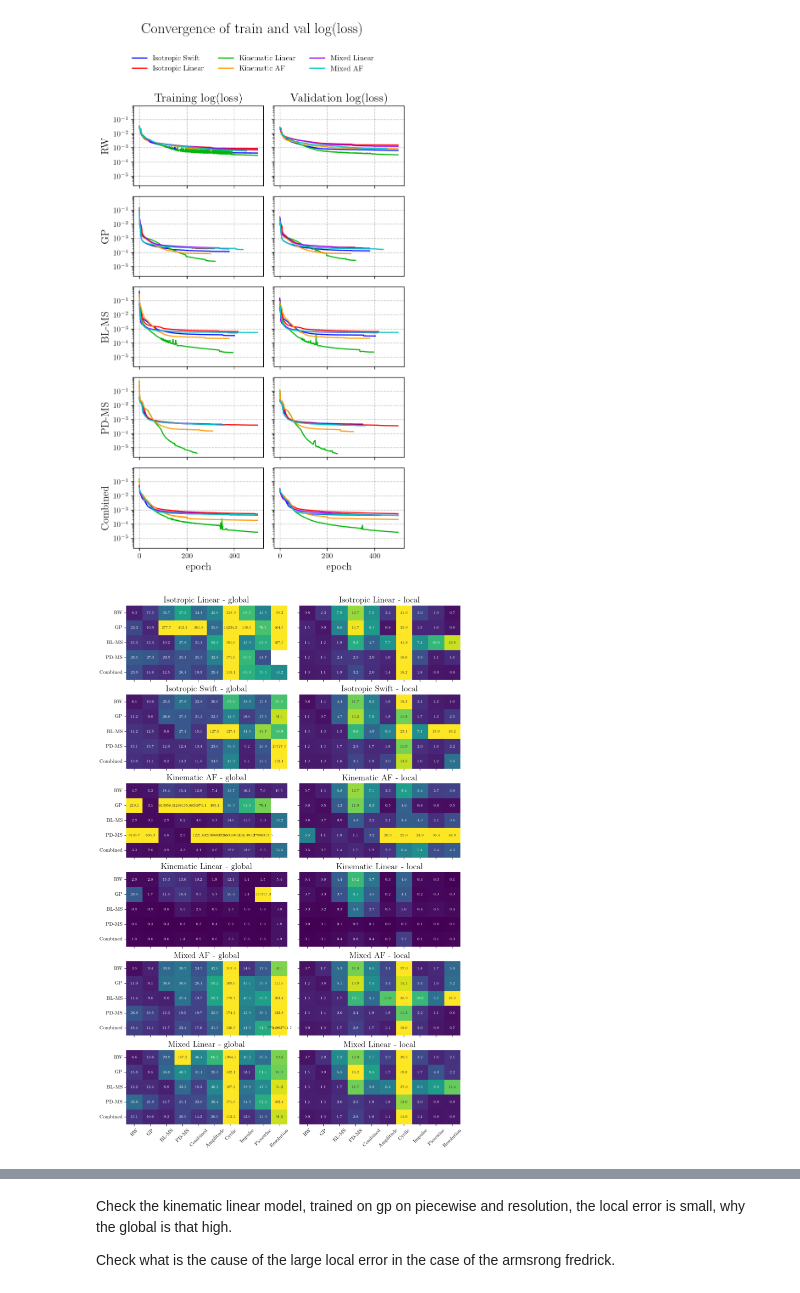
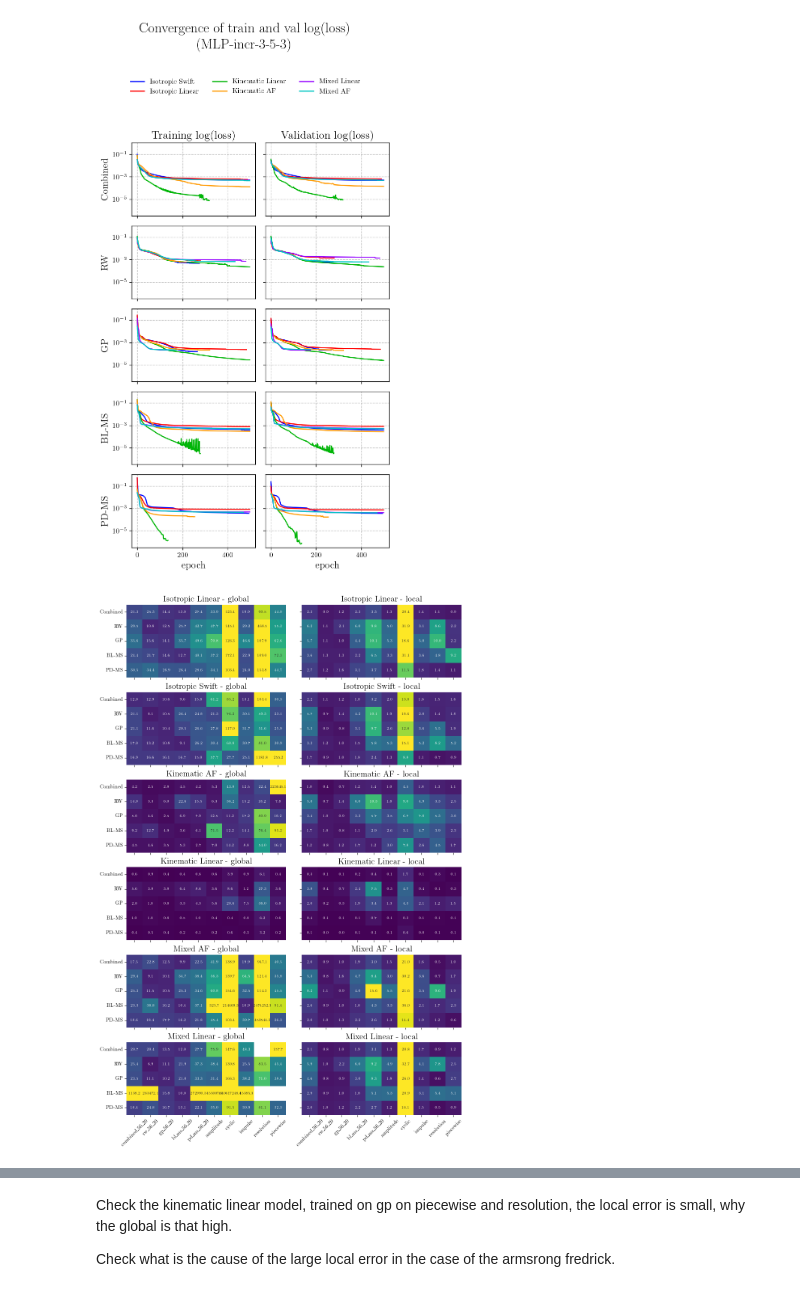
Before and after one commit to zsoca000/EP-neural-nets, a Jupyter notebook: notebooks/task2-comparision.ipynb, the cells around one changed output, grey strips where cells are left out. Drawn from its saved outputs; the diff is of its cells as text; code cells hidden in the pictures.

```diff
--- a/notebooks/task2-comparision.ipynb
+++ b/notebooks/task2-comparision.ipynb
@@ -2,6 +2,7 @@
 import sys
 import yaml
 import json
+import numpy as np
 import pandas as pd
 import seaborn as sns
 from pathlib import Path
@@ -14,8 +15,23 @@ plt.rcParams.update({"text.usetex": True, "font.family": "Computer Modern"})
 from configs.materials import materials
 from train import Trainer
 
+figure_path = Path('/mnt/c/users/rdsup/desktop/1st-paper/figures')
+
 with open(root / "configs" / "generators.yaml", "r") as f:
     config = yaml.safe_load(f)
+
+with open(root  / "data" / "data_sets.yaml" , "r") as f:
+    datasets = yaml.safe_load(f)
+
+train_inp_names = datasets["train"]
+eval_rand_inp_names = datasets["eval"]["rand"]
+eval_crit_inp_names = datasets["eval"]["crit"]
+mat_names = materials.keys()
+
+network_name, mode, k,p,q ='MLP','incr', 3,5,3 # 8,5,3
+
+model_name_seek = f"{network_name}-{mode}-{k}-{p}-{q}*"
+
 
 def readable(name):
     if isinstance(name, list):
@@ -31,21 +47,3 @@ def readable_str(name):
                     return config[input_type][inp_name]['name']
                 else:
                     return inp_name.capitalize()
-# %%
-mat_names = materials.keys()
-
-train_inp_names = [
-    'rw_42_200',
-    'gp_42_200',
-    'bl_ms_42_200',
-    'pd_ms_42_200',
-    'combined_42_200',
-]
-
-eval_inp_names = [
-    'amplitude',
-    'cyclic',
-    'impulse',
-    'piecewise',
-    'resolution'
-]
@@ -67,7 +71,7 @@ for i, train_inp_name in enumerate(train_inp_names):
 
     for mat_name in mat_names:
 
-        for model_dir in Path('..','metrics',mat_name,train_inp_name).glob("MLP-incr-8-5-3*"):
+        for model_dir in Path('..','metrics',mat_name,train_inp_name).glob(model_name_seek):
 
             if model_dir.exists():
                 trainer = Trainer(
@@ -78,36 +82,36 @@ for i, train_inp_name in enumerate(train_inp_names):
                 trainer.load(model_dir/'model.pth')
                 ax[i][0].semilogy(
                     trainer.train_losses,
                     label=materials[mat_name]['label'],
                     color=materials[mat_name]['color'],
                     lw=1.5
                 )
                 ax[i][1].semilogy(
                     trainer.val_losses,
                     label=materials[mat_name]['label'],
                     color=materials[mat_name]['color'],
                     lw=1.5
                 )
 
 
     ax[i][0].set_ylabel(readable(train_inp_name),fontsize=14)
     ax[i][0].grid(ls='--',color='gray',alpha=0.5)
     ax[i][1].grid(ls='--',color='gray',alpha=0.5)
 
 handles, labels = ax[0, 0].get_legend_handles_labels()
 fig.legend(handles, labels,
            loc='upper center',
            ncol=3,
            bbox_to_anchor=(0.5, 1.0),   # a bit below the suptitle
            frameon=False)
 
-fig.suptitle('Convergence of train and val log(loss)', fontsize=20, y=1.05)
+fig.suptitle(f'Convergence of train and val log(loss)\n ({network_name}-{mode}-{k}-{p}-{q})', fontsize=20, y=1.1)
 plt.tight_layout(rect=[0, 0, 1, 0.975])  # leave top space
 
-plt.savefig(root  / 'figures' / 'training.png',dpi=250)
+plt.savefig(figure_path / f'task2-{network_name}{mode}{k}{p}{q}-training.png',dpi=250)
 plt.show()
 # %% [output]
-[figure, old version]
+[figure, new version]
 # %%
 measure = 'RMSE'
 
@@ -146,9 +147,9 @@ train_inp_names = readable(train_inp_names)
 # %%
-fig, ax = plt.subplots(6, 2, figsize=(10, 15), dpi=150, sharex=True, sharey=True)
+fig, ax = plt.subplots(6, 2, figsize=(10, 15), dpi=100, sharex=True, sharey=True)
 
 for j,df in enumerate([df_glob, df_loc]):
     for i, (name, group) in enumerate(df.groupby('mat_name')):
-        mx = group[['train_set'] + train_inp_names + eval_inp_names].set_index('train_set')/1e6
+        mx = group[['train_set'] + eval_rand_inp_names + eval_crit_inp_names].set_index('train_set')/1e6
 
         ax[i,j].set_title(f'{name} - {'global' if j==0 else 'local'}', fontsize=16)
 
@@ -160,7 +161,7 @@ for j,df in enumerate([df_glob, df_loc]):
         ax[i,j].tick_params(axis='x', rotation=45)
 
 plt.tight_layout()
-# plt.savefig(root  / 'figures' / 'error-metrics.png',dpi=350)
+plt.savefig(figure_path / f'task2-{network_name}{mode}{k}{p}{q}-evaluation.png',dpi=350)
 plt.show()
 # %% [output]
-[figure, old version]
+[figure, new version]
```
Also changed, not shown: parts of 19 cells of this notebook, 8 other files.
